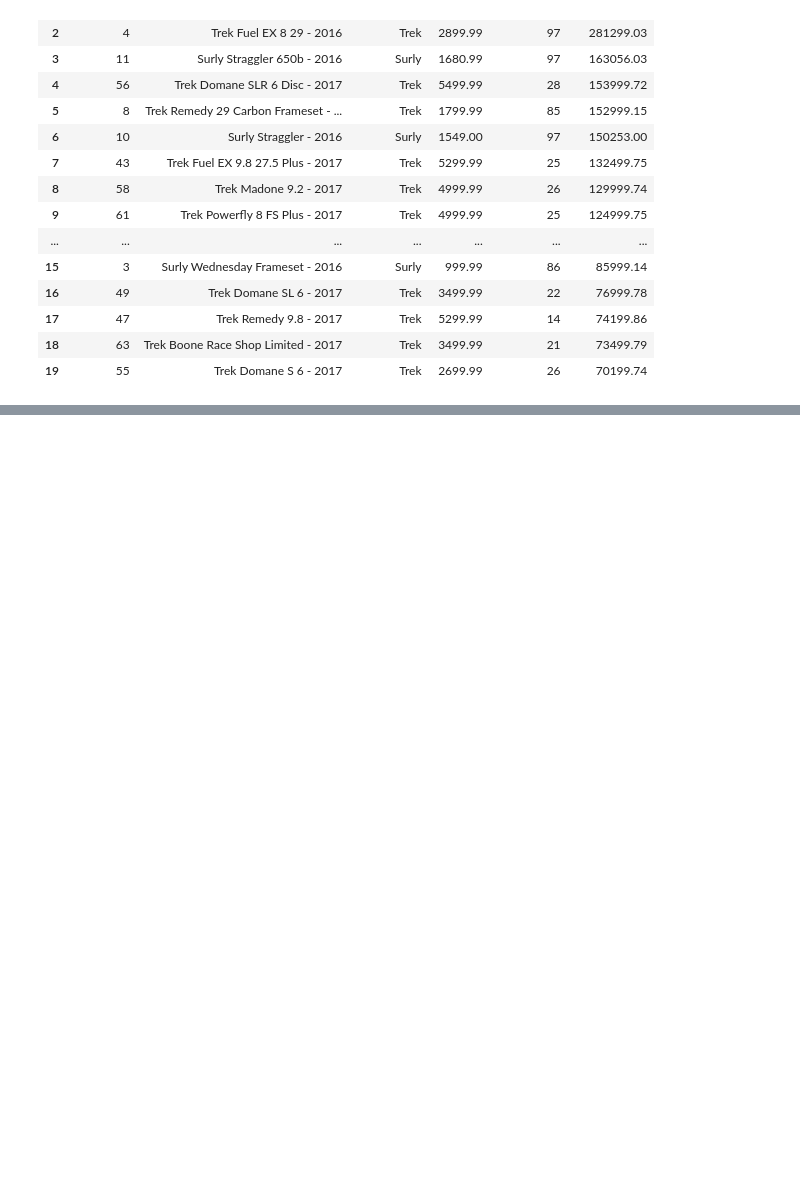
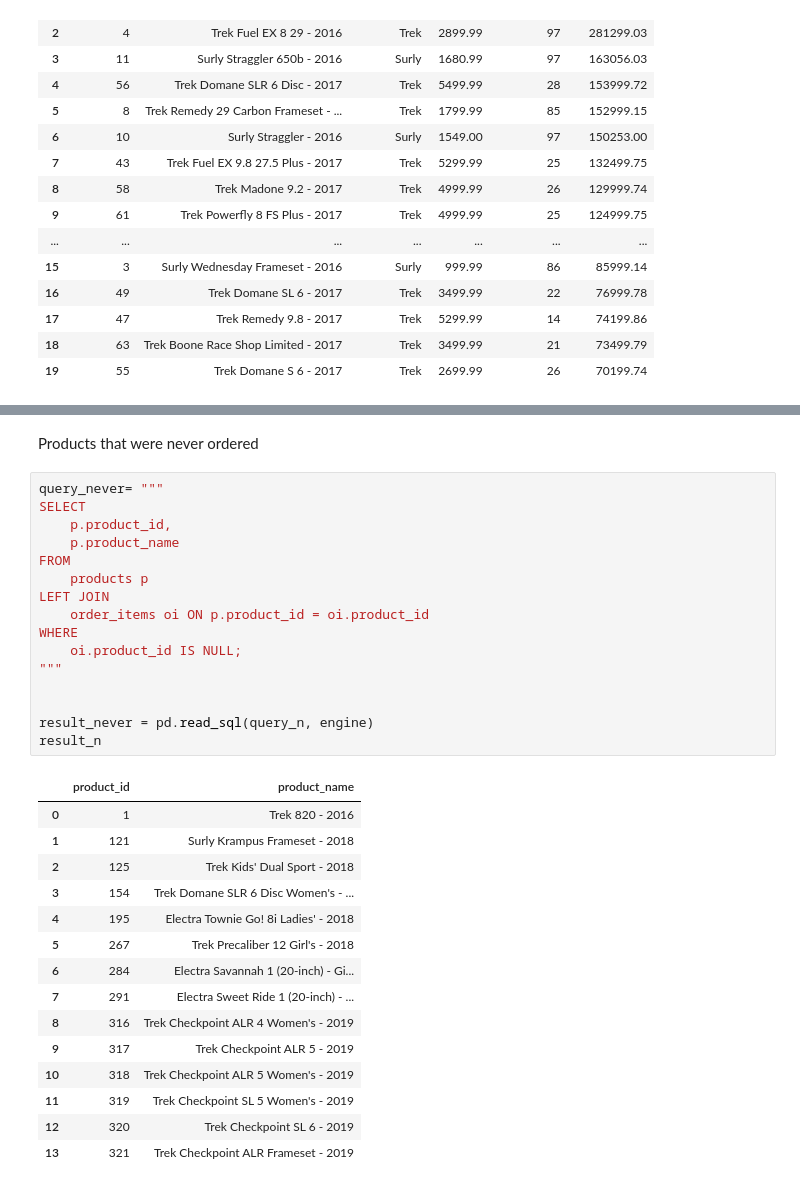
Before and after one commit to AnnaFurgalaWojas/Bike_data_SQL, a Jupyter notebook: Bike_data_SQL.ipynb, the cells around one changed output, grey strips where cells are left out. Cells and saved outputs as stored; diff of their text form; blank space fills up the shorter version.

```diff
--- a/Bike_data_SQL.ipynb
+++ b/Bike_data_SQL.ipynb
@@ -204,0 +396,34 @@ result_state
+# %% [markdown]
+Products that were never ordered
+# %%
+query_never= """
+SELECT
+    p.product_id,
+    p.product_name
+FROM
+    products p
+LEFT JOIN
+    order_items oi ON p.product_id = oi.product_id
+WHERE
+    oi.product_id IS NULL;
+"""
+
+
+result_never = pd.read_sql(query_n, engine)
+result_n
+# %% [output]
+|  | product_id | product_name |
+| 0 | 1 | Trek 820 - 2016 |
+| 1 | 121 | Surly Krampus Frameset - 2018 |
+| 2 | 125 | Trek Kids' Dual Sport - 2018 |
+| 3 | 154 | Trek Domane SLR 6 Disc Women's - ... |
+| 4 | 195 | Electra Townie Go! 8i Ladies' - 2018 |
+| 5 | 267 | Trek Precaliber 12 Girl's - 2018 |
+| 6 | 284 | Electra Savannah 1 (20-inch) - Gi... |
+| 7 | 291 | Electra Sweet Ride 1 (20-inch) - ... |
+| 8 | 316 | Trek Checkpoint ALR 4 Women's - 2019 |
+| 9 | 317 | Trek Checkpoint ALR 5 - 2019 |
+| 10 | 318 | Trek Checkpoint ALR 5 Women's - 2019 |
+| 11 | 319 | Trek Checkpoint SL 5 Women's - 2019 |
+| 12 | 320 | Trek Checkpoint SL 6 - 2019 |
+| 13 | 321 | Trek Checkpoint ALR Frameset - 2019 |
```
Also changed, not shown: parts of 14 cells of this notebook.
